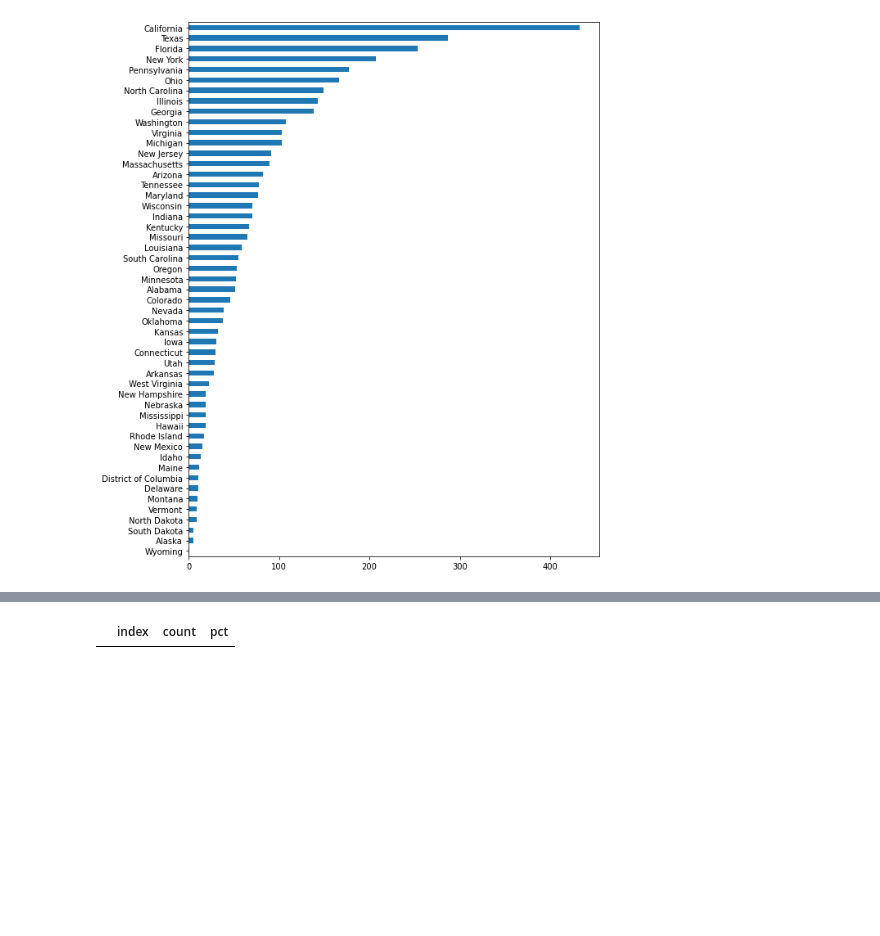
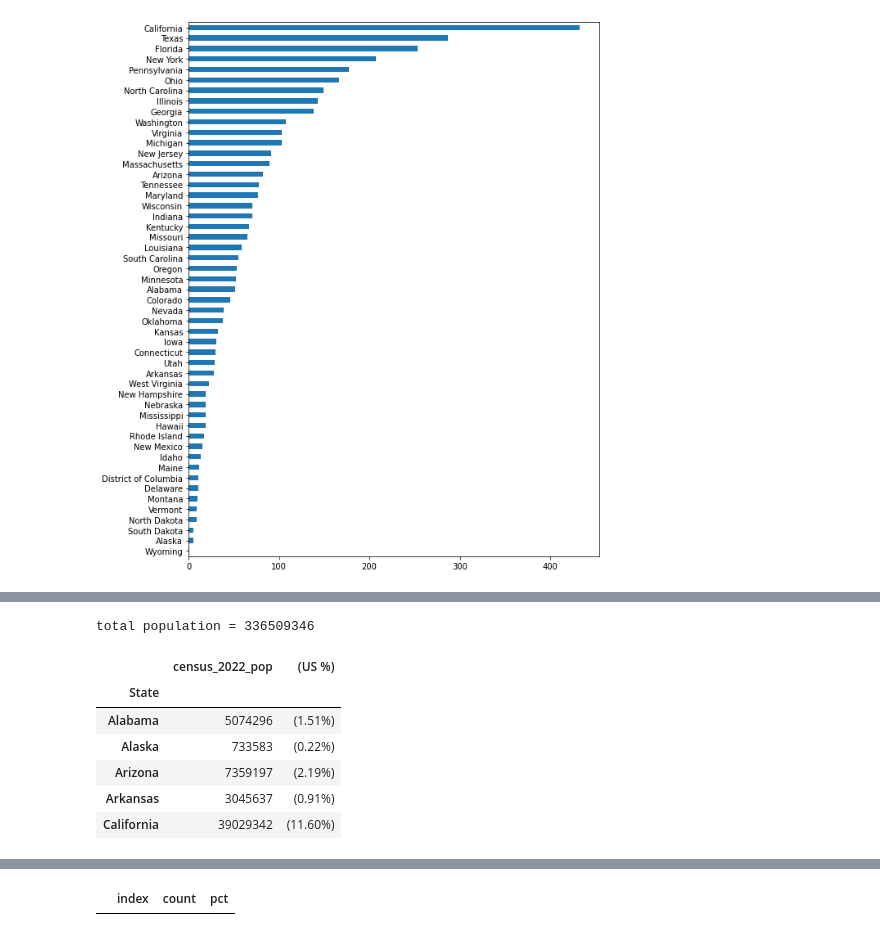
Before and after one commit to aberke/drones-consumer-privacy, a Jupyter notebook: data-analysis/survey-sample-demographics.ipynb, the cells around one changed output, grey strips where cells are left out. Drawn from its saved outputs; the diff is of its cells as text; code cells hidden in the pictures; blank space fills up the shorter version.

```diff
--- a/data-analysis/survey-sample-demographics.ipynb
+++ b/data-analysis/survey-sample-demographics.ipynb
@@ -92,0 +126,18 @@ In which state do you currently reside?
+# %%
+census2022_populations = pd.read_csv(
+    '../data/US-census-state-populations-2022.csv'
+).rename(columns={'population':'census_2022_pop'}).set_index('State')
+census2022_total = census2022_populations['census_2022_pop'].sum()
+print('total population = %s' % census2022_total)
+census2022_populations['(US %)'] = census2022_populations['census_2022_pop'].apply(
+    lambda p: '(%0.2f%%)'% (100*(p/census2022_total)))
+census2022_populations.head()
+# %% [output]
+total population = 336509346
+|  | census_2022_pop | (US %) |
+| State |  |  |
+| Alabama | 5074296 | (1.51%) |
+| Alaska | 733583 | (0.22%) |
+| Arizona | 7359197 | (2.19%) |
+| Arkansas | 3045637 | (0.91%) |
+| California | 39029342 | (11.60%) |
```
Also changed, not shown: parts of 7 cells of this notebook, 1 other file.
